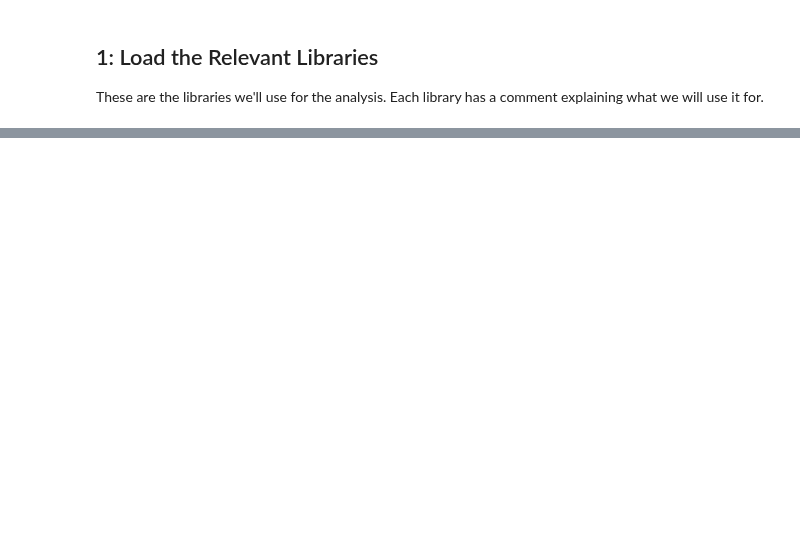
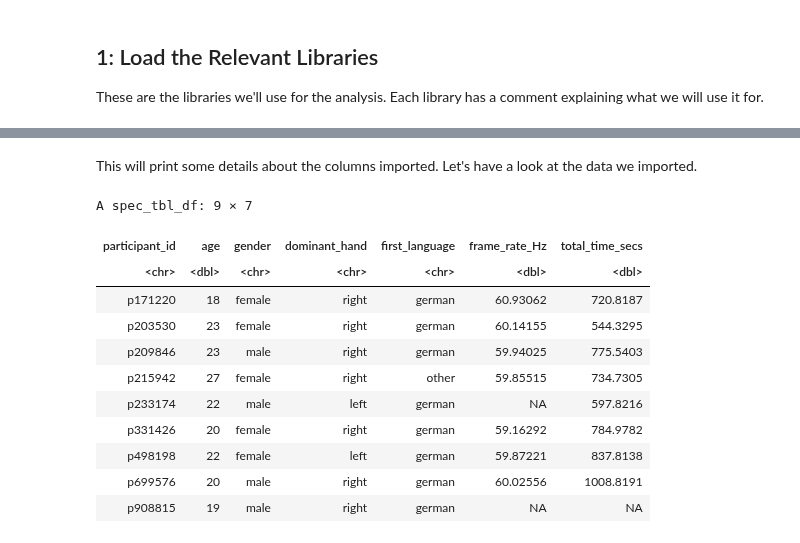
Before and after one commit to JackEdTaylor/expra-wise24, a Jupyter notebook: lecture/demo/demo_analyse.ipynb, the cells around one changed output, grey strips where cells are left out. Cells and saved outputs as stored; diff of their text form; code cells hidden in the pictures; blank space fills up the shorter version.

Commit message:
add demo analysis (draft)

```diff
--- a/lecture/demo/demo_analyse.ipynb
+++ b/lecture/demo/demo_analyse.ipynb
@@ -286,0 +50,2 @@ Even our small sample size shows a very similar pattern to that described by Pol
+# %%
+demog <- read_csv("demo_demog.csv")
@@ -286,0 +61,17 @@ Even our small sample size shows a very similar pattern to that described by Pol
+# %% [markdown]
+This will print some details about the columns imported. Let's have a look at the data we imported.
+# %%
+demog
+# %% [output]
+A spec_tbl_df: 9 × 7
+| participant_id | age | gender | dominant_hand | first_language | frame_rate_Hz | total_time_secs |
+| <chr> | <dbl> | <chr> | <chr> | <chr> | <dbl> | <dbl> |
+| p171220 | 18 | female | right | german | 60.93062 | 720.8187 |
+| p203530 | 23 | female | right | german | 60.14155 | 544.3295 |
+| p209846 | 23 | male | right | german | 59.94025 | 775.5403 |
+| p215942 | 27 | female | right | other | 59.85515 | 734.7305 |
+| p233174 | 22 | male | left | german | NA | 597.8216 |
+| p331426 | 20 | female | right | german | 59.16292 | 784.9782 |
+| p498198 | 22 | female | left | german | 59.87221 | 837.8138 |
+| p699576 | 20 | male | right | german | 60.02556 | 1008.8191 |
+| p908815 | 19 | male | right | german | NA | NA |
```
Also changed, not shown: parts of 67 cells of this notebook, 27 other files.
